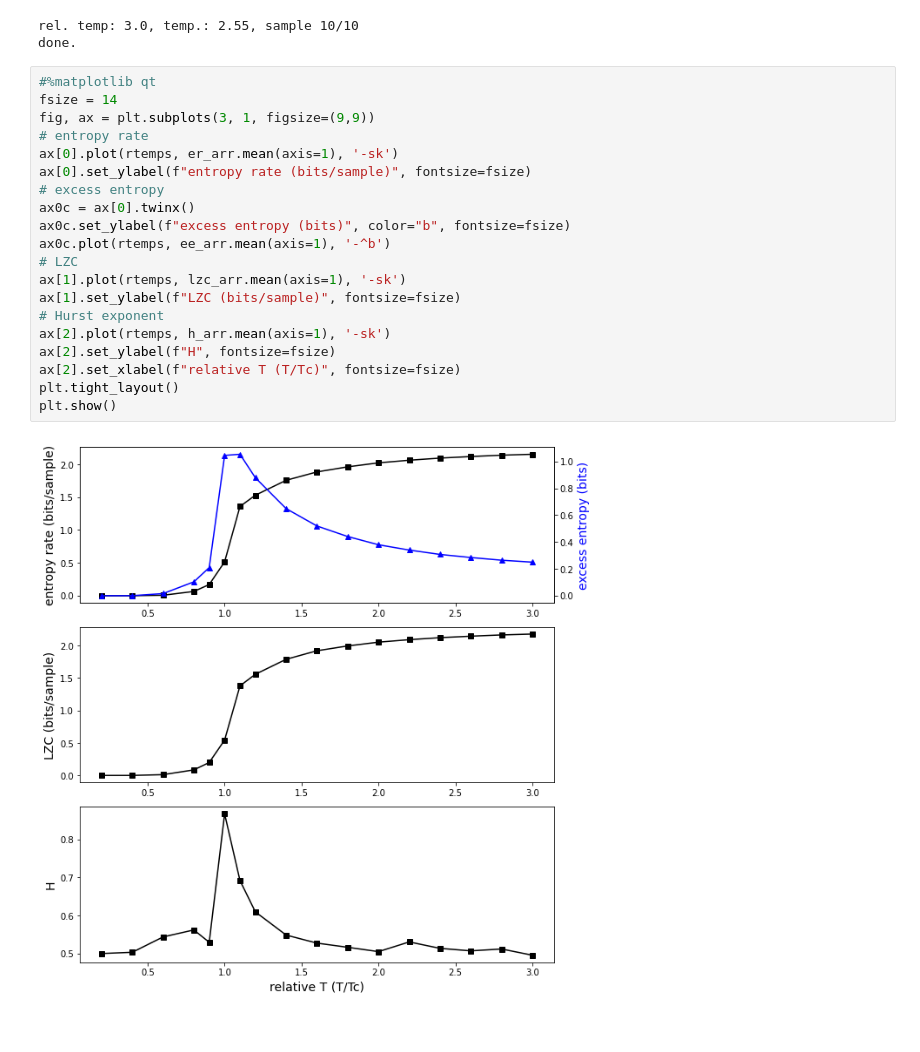
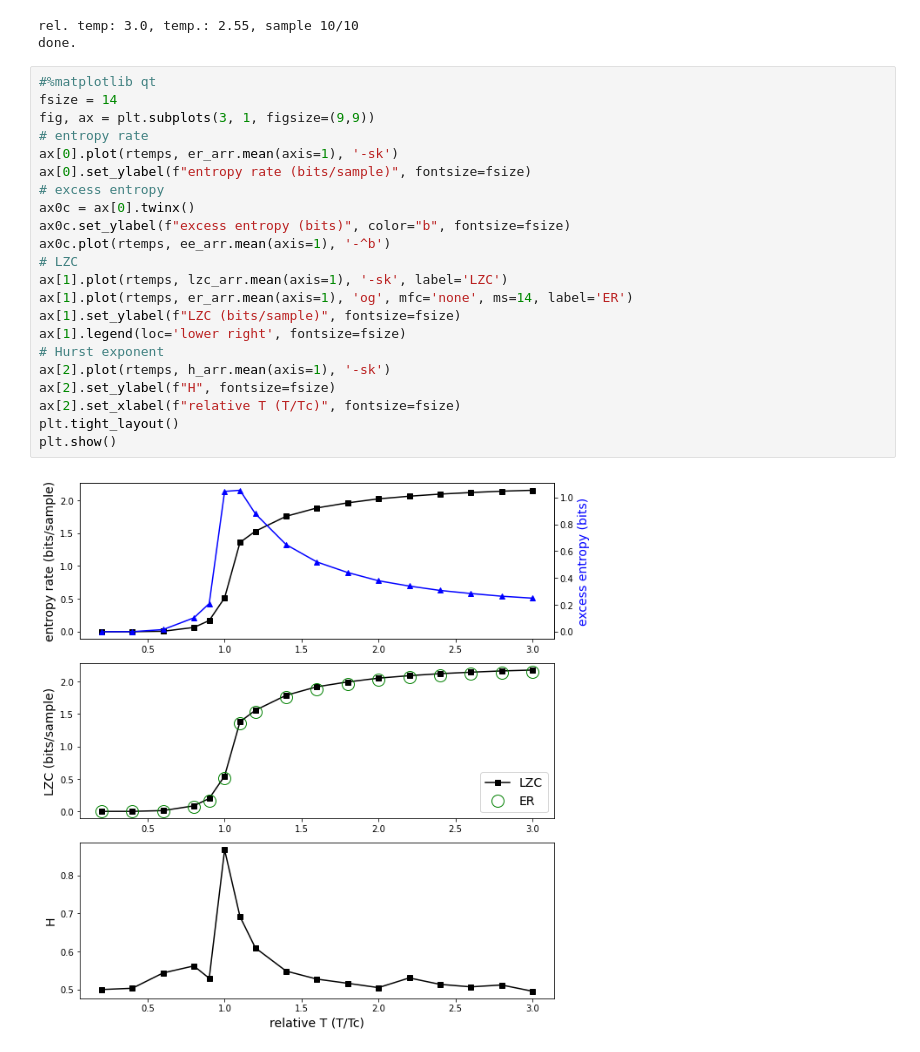
Before and after one commit to Frederic-vW/potts-complexity, a Jupyter notebook: potts_complexity.ipynb, the cells around one changed output. Saved outputs shown, nothing was run; the diff lists cells and outputs as text.

Commit message:
added ER to LZC plot

```diff
--- a/potts_complexity.ipynb
+++ b/potts_complexity.ipynb
@@ -73,22 +73,24 @@ done.
 # %%
 #%matplotlib qt
 fsize = 14
 fig, ax = plt.subplots(3, 1, figsize=(9,9))
 # entropy rate
 ax[0].plot(rtemps, er_arr.mean(axis=1), '-sk')
 ax[0].set_ylabel(f"entropy rate (bits/sample)", fontsize=fsize)
 # excess entropy
 ax0c = ax[0].twinx()
 ax0c.set_ylabel(f"excess entropy (bits)", color="b", fontsize=fsize)
 ax0c.plot(rtemps, ee_arr.mean(axis=1), '-^b')
 # LZC
-ax[1].plot(rtemps, lzc_arr.mean(axis=1), '-sk')
+ax[1].plot(rtemps, lzc_arr.mean(axis=1), '-sk', label='LZC')
+ax[1].plot(rtemps, er_arr.mean(axis=1), 'og', mfc='none', ms=14, label='ER')
 ax[1].set_ylabel(f"LZC (bits/sample)", fontsize=fsize)
+ax[1].legend(loc='lower right', fontsize=fsize)
 # Hurst exponent
 ax[2].plot(rtemps, h_arr.mean(axis=1), '-sk')
 ax[2].set_ylabel(f"H", fontsize=fsize)
 ax[2].set_xlabel(f"relative T (T/Tc)", fontsize=fsize)
 plt.tight_layout()
 plt.show()
 # %% [output]
-[figure, old version]
+[figure, new version]
```
Also changed, not shown: 3 other files.
